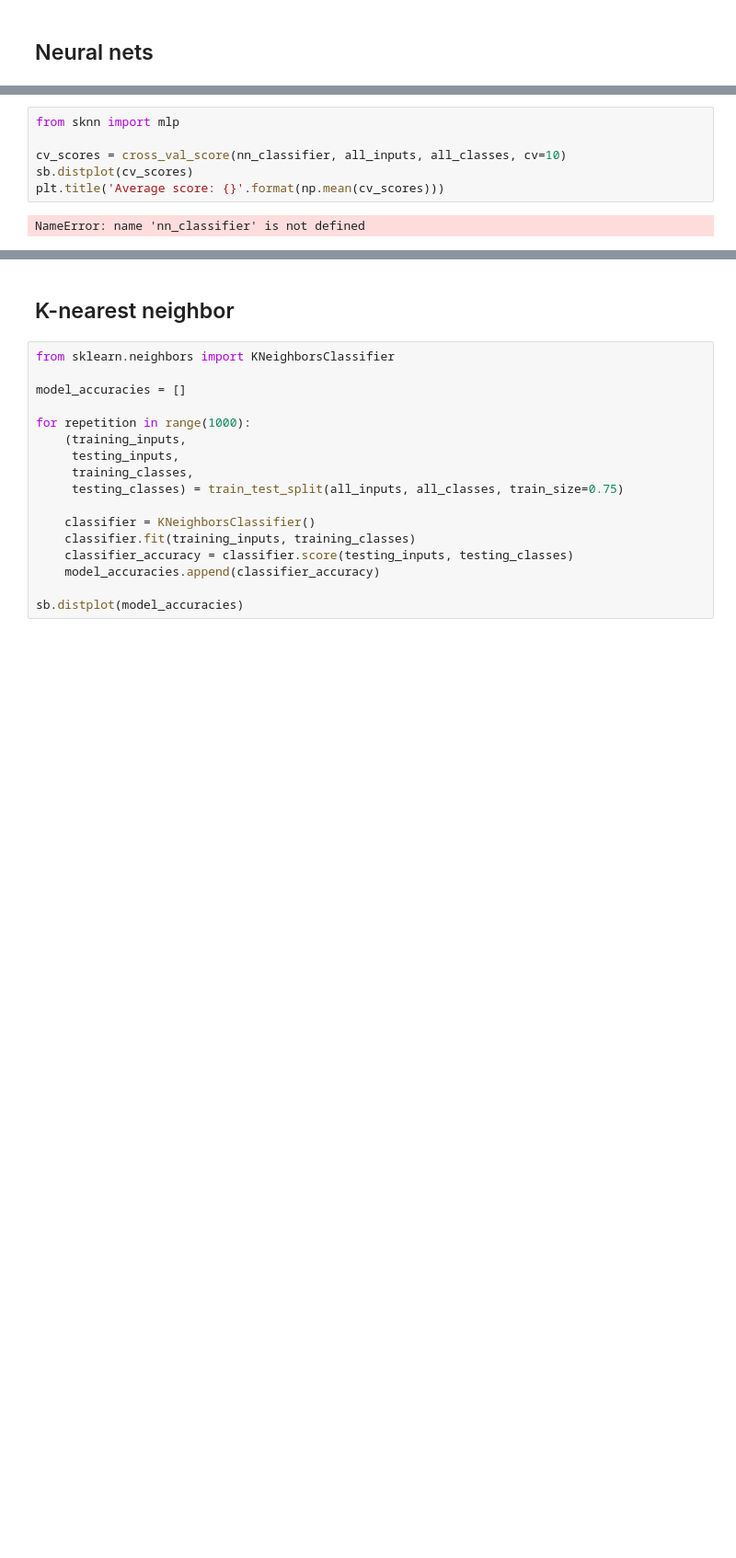
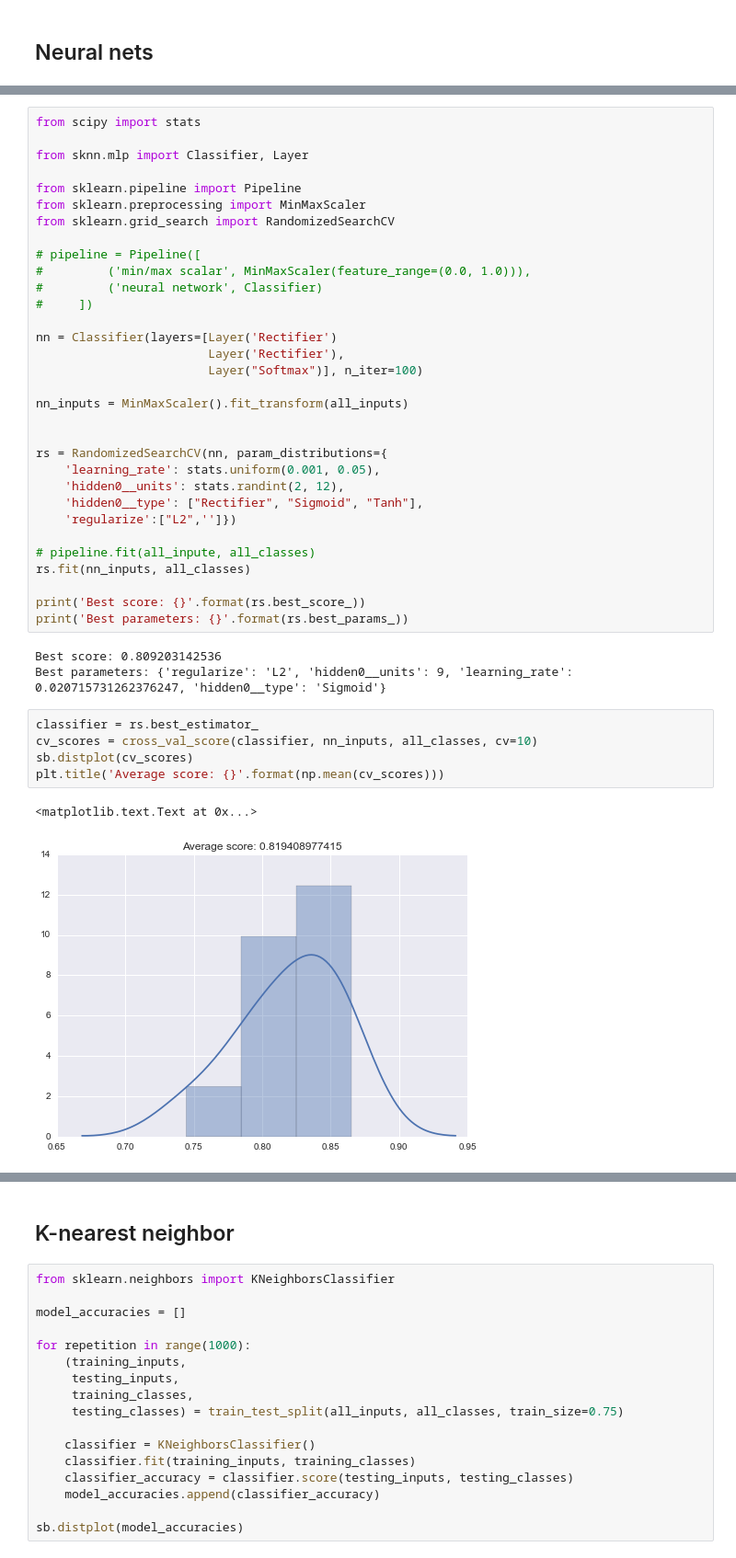
Before and after one commit to timothyjlaurent/machine-learning-supervised, a Jupyter notebook: titantic_analyis.ipynb, the cells around one changed output, grey strips where cells are left out. Shown at 92% size. Drawn from its saved outputs; the diff is of its cells as text; blank space fills up the shorter version.

Commit message:
neural nets working

```diff
--- a/titantic_analyis.ipynb
+++ b/titantic_analyis.ipynb
@@ -477,8 +581,43 @@ boost_lc_plot = plot_learning_curve_from_learning_curve_data('AdaBoosted Decisio
+# %%
+from scipy import stats
+
+from sknn.mlp import Classifier, Layer
+
+from sklearn.pipeline import Pipeline
+from sklearn.preprocessing import MinMaxScaler
+from sklearn.grid_search import RandomizedSearchCV
+
+# pipeline = Pipeline([
+#         ('min/max scalar', MinMaxScaler(feature_range=(0.0, 1.0))),
+#         ('neural network', Classifier)
+#     ])
+
+nn = Classifier(layers=[Layer('Rectifier')
+                        Layer('Rectifier'),
+                        Layer("Softmax")], n_iter=100)
+
+nn_inputs = MinMaxScaler().fit_transform(all_inputs)
+
+
+rs = RandomizedSearchCV(nn, param_distributions={
+    'learning_rate': stats.uniform(0.001, 0.05),
+    'hidden0__units': stats.randint(2, 12),
+    'hidden0__type': ["Rectifier", "Sigmoid", "Tanh"],
+    'regularize':["L2",'']})
+
+# pipeline.fit(all_inpute, all_classes)
+rs.fit(nn_inputs, all_classes)
+
+print('Best score: {}'.format(rs.best_score_))
+print('Best parameters: {}'.format(rs.best_params_))
+# %% [output]
+Best score: 0.809203142536
+Best parameters: {'regularize': 'L2', 'hidden0__units': 9, 'learning_rate': 0.020715731262376247, 'hidden0__type': 'Sigmoid'}
 # %%
-from sknn import mlp
-
-cv_scores = cross_val_score(nn_classifier, all_inputs, all_classes, cv=10)
+classifier = rs.best_estimator_
+cv_scores = cross_val_score(classifier, nn_inputs, all_classes, cv=10)
 sb.distplot(cv_scores)
 plt.title('Average score: {}'.format(np.mean(cv_scores)))
 # %% [output]
-NameError: name 'nn_classifier' is not defined
+<matplotlib.text.Text at 0x...>
+[figure, added]
```
Also changed, not shown: parts of 6 cells of this notebook.
